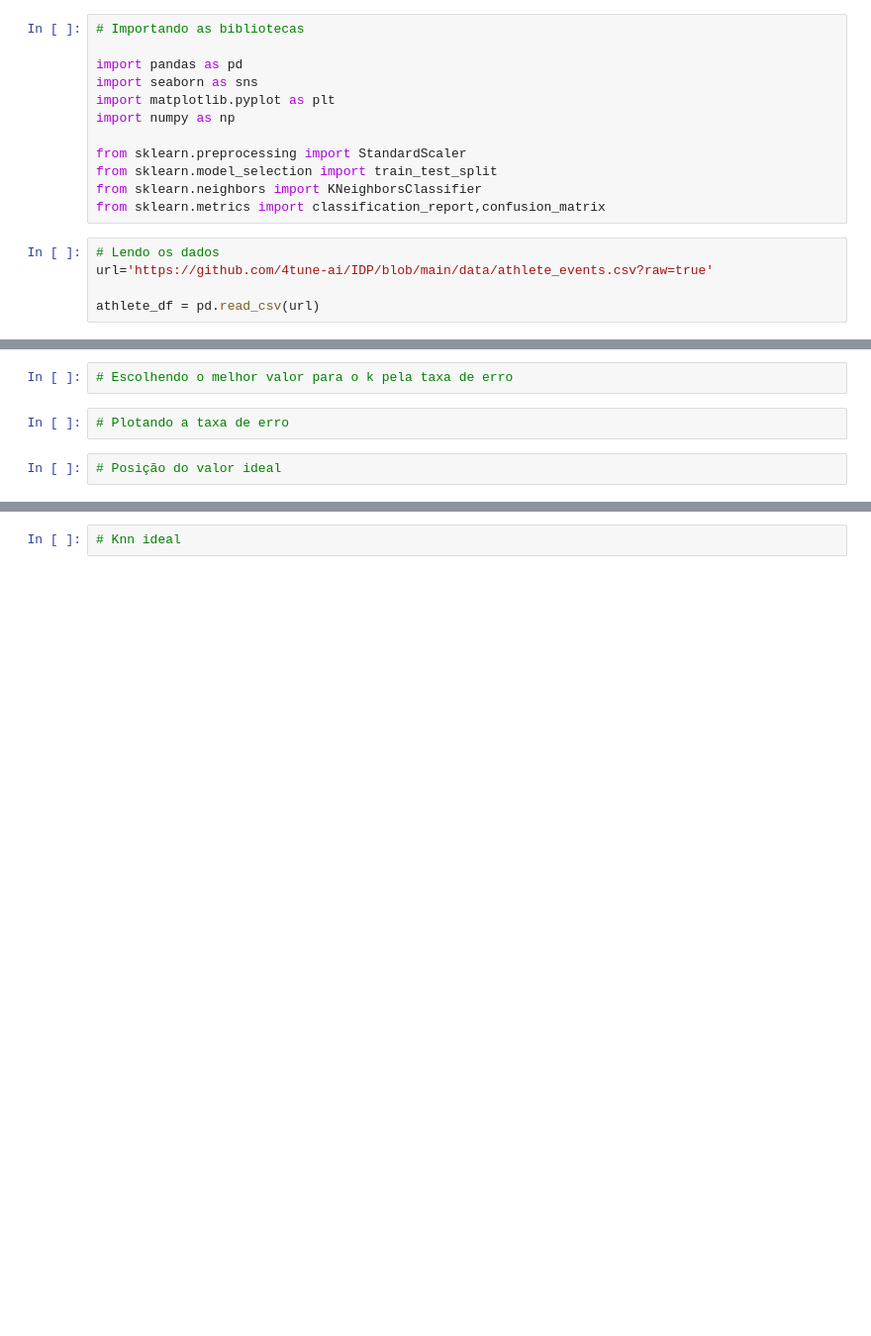
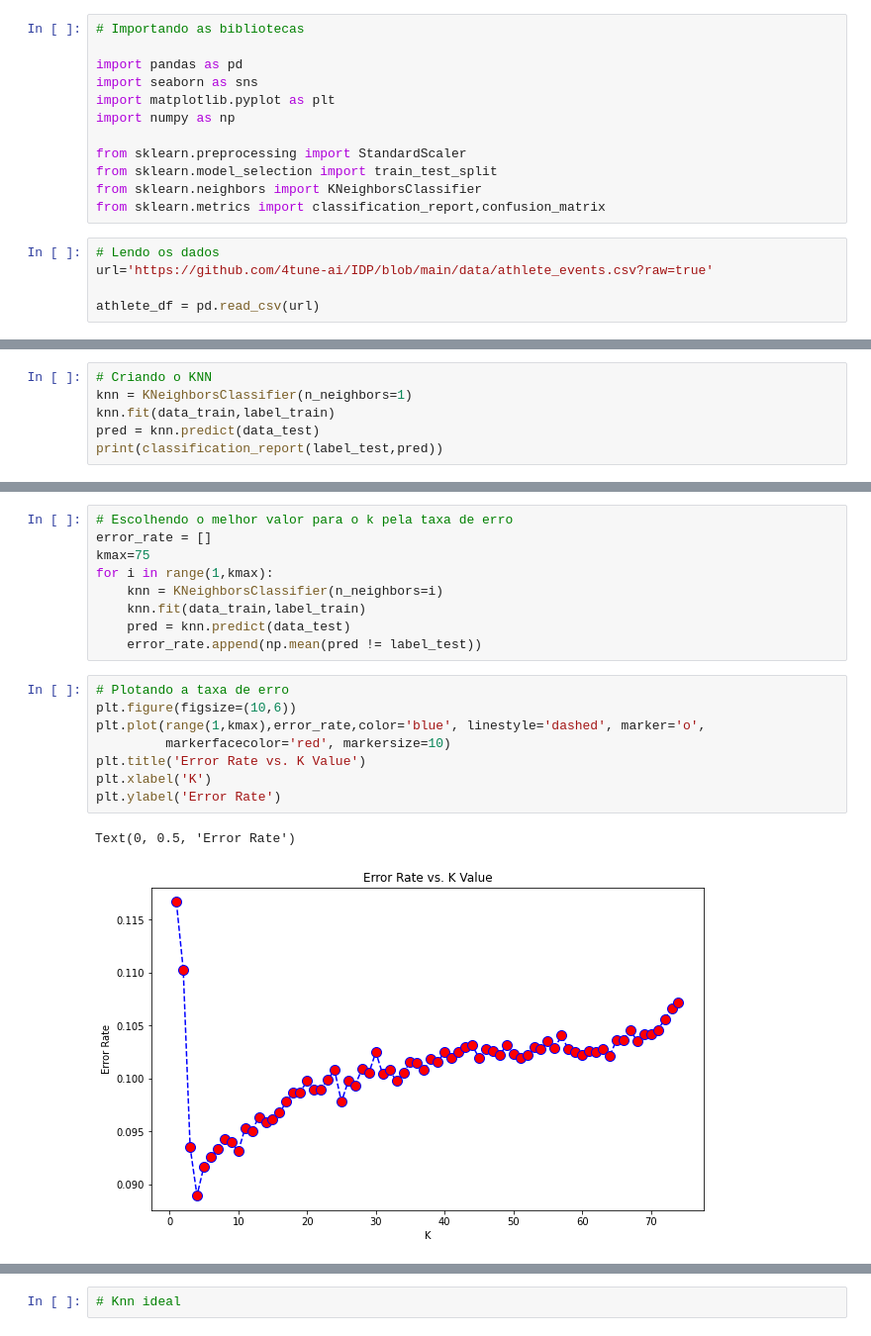
Before and after one commit to LeodeFaria/IDP, a Jupyter notebook: idp_IA1_knn_exercicio.ipynb, the cells around one changed output, grey strips where cells are left out. Shown: that part at 99% size. Cells and saved outputs as stored; diff of their text form; blank space fills up the shorter version.

```diff
--- a/idp_IA1_knn_exercicio.ipynb
+++ b/idp_IA1_knn_exercicio.ipynb
@@ -35,0 +59,6 @@ athlete_df
+# %%
+# Criando o KNN
+knn = KNeighborsClassifier(n_neighbors=1)
+knn.fit(data_train,label_train)
+pred = knn.predict(data_test)
+print(classification_report(label_test,pred))
@@ -36,6 +76,20 @@ athlete_df
 # %%
 # Escolhendo o melhor valor para o k pela taxa de erro
+error_rate = []
+kmax=75
+for i in range(1,kmax):
+    knn = KNeighborsClassifier(n_neighbors=i)
+    knn.fit(data_train,label_train)
+    pred = knn.predict(data_test)
+    error_rate.append(np.mean(pred != label_test))
-# %%
-# Plotando a taxa de erro
-# %%
-# Posição do valor ideal
+# %%
+# Plotando a taxa de erro
+plt.figure(figsize=(10,6))
+plt.plot(range(1,kmax),error_rate,color='blue', linestyle='dashed', marker='o',
+         markerfacecolor='red', markersize=10)
+plt.title('Error Rate vs. K Value')
+plt.xlabel('K')
+plt.ylabel('Error Rate')
+# %% [output]
+Text(0, 0.5, 'Error Rate')
+[figure, added]
```
Also changed, not shown: parts of 9 cells of this notebook.
